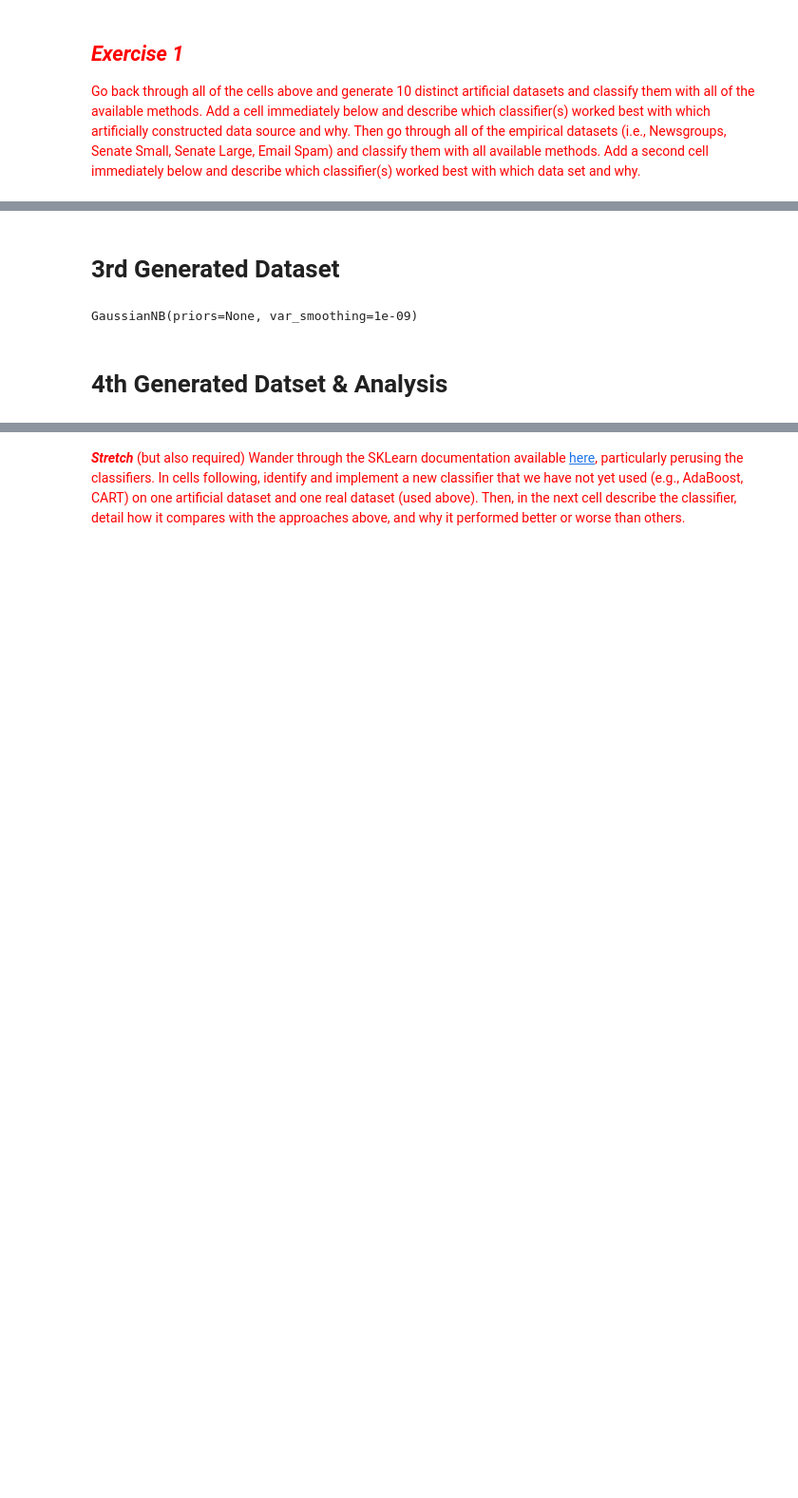
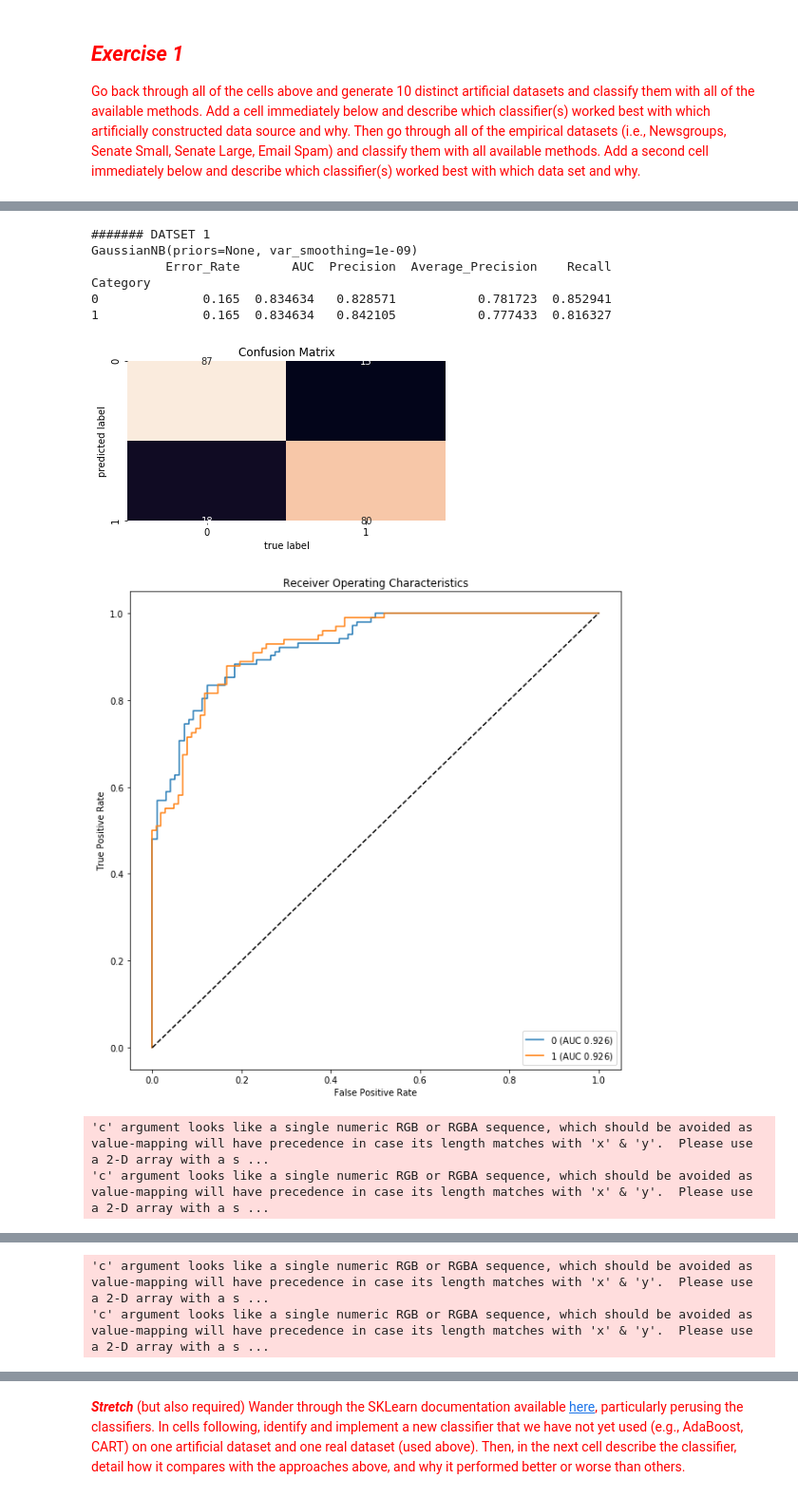
Before and after one commit to rkcatipon/Content-Analysis-2020, a Jupyter notebook: week-3/3-Classification-HW.ipynb, the cells around one changed output, grey strips where cells are left out. Shown at 95% size. Saved outputs shown, nothing was run; the diff lists cells and outputs as text; code cells hidden in the pictures; blank space fills up the shorter version.

```diff
--- a/week-3/3-Classification-HW.ipynb
+++ b/week-3/3-Classification-HW.ipynb
@@ -149,37 +95,0 @@ GaussianNB(priors=None, var_smoothing=1e-09)
-# %% [markdown]
-# 3rd Generated Dataset
-# %%
-#Data - dfTrain3, dfTest3 = lucem_illud_2020.trainTestSplit(lucem_illud_2020.andSplit(noise2))
-
-#Algorithms
-
-#Bayes
-clf3 = sklearn.naive_bayes.GaussianNB()
-
-#Analogizes
-#clf1 = sklearn.svm.SVC(kernel = 'linear', probability = True) #slow, set probability = False to speed up
-#clf1 = sklearn.svm.SVC(kernel = 'poly', degree = 3, probability = True) #slower
-#clf1 = sklearn.neighbors.KNeighborsClassifier(5, weights='distance')# k, 'distance' or 'uniform'
-
-#Classical Regression
-#clf1 = sklearn.linear_model.LogisticRegression()
-
-#Symbolists
-#clf1 = sklearn.tree.DecisionTreeClassifier()
-#clf1 = sklearn.ensemble.RandomForestClassifier()
-
-#Connectionists
-#clf1 = sklearn.neural_network.MLPClassifier()
-
-#Ensemble
-#clf1 = sklearn.ensemble.GradientBoostingClassifier()
-
-
-#Fit
-clf3.fit(np.stack(dfTrain3['vect'], axis=0), dfTrain3['category'])
-
-#evaluate
-# %% [output]
-GaussianNB(priors=None, var_smoothing=1e-09)
-# %% [markdown]
-# 4th Generated Datset & Analysis
@@ -188,0 +96,37 @@ dfTrain4, dfTest4 = lucem_illud_2020.trainTestSplit(lucem_illud_2020.xorSplit(no
+# %%
+# looping over the generated datasets, runing each type of model, and returning the evaluation for each model
+
+count = 0
+for pair in split_data:
+
+
+    dfTrain = pair[0]
+    dfTest = pair[1]
+
+    count += 1
+    print('####### ' + 'DATSET ' + str(count))
+
+    for model in models:
+
+        clf = model
+        clf.fit(np.stack(dfTrain['vect'], axis=0), dfTrain['category'])
+
+        print(str(model))
+        df = lucem_illud_2020.evaluateClassifier(clf, dfTest)
+        print(df)
+        lucem_illud_2020.plotConfusionMatrix(clf, dfTest)
+        lucem_illud_2020.plotMultiROC(clf, dfTest)
+        lucem_illud_2020.plotregions(clf, dfTrain)
+
+    print('YUH #######')
+# %% [output]
+####### DATSET 1
+GaussianNB(priors=None, var_smoothing=1e-09)
+          Error_Rate       AUC  Precision  Average_Precision    Recall
+Category
+0              0.165  0.834634   0.828571           0.781723  0.852941
+1              0.165  0.834634   0.842105           0.777433  0.816327
+[figure, added]
+[figure, added]
+'c' argument looks like a single numeric RGB or RGBA sequence, which should be avoided as value-mapping will have precedence in case its length matches with 'x' & 'y'.  Please use a 2-D array with a s ...
+'c' argument looks like a single numeric RGB or RGBA sequence, which should be avoided as value-mapping will have precedence in case its length matches with 'x' & 'y'.  Please use a 2-D array with a s ...
@@ -188,0 +144,2 @@ dfTrain4, dfTest4 = lucem_illud_2020.trainTestSplit(lucem_illud_2020.xorSplit(no
+'c' argument looks like a single numeric RGB or RGBA sequence, which should be avoided as value-mapping will have precedence in case its length matches with 'x' & 'y'.  Please use a 2-D array with a s ...
+'c' argument looks like a single numeric RGB or RGBA sequence, which should be avoided as value-mapping will have precedence in case its length matches with 'x' & 'y'.  Please use a 2-D array with a s ...
```
Also changed, not shown: parts of 48 cells of this notebook.
